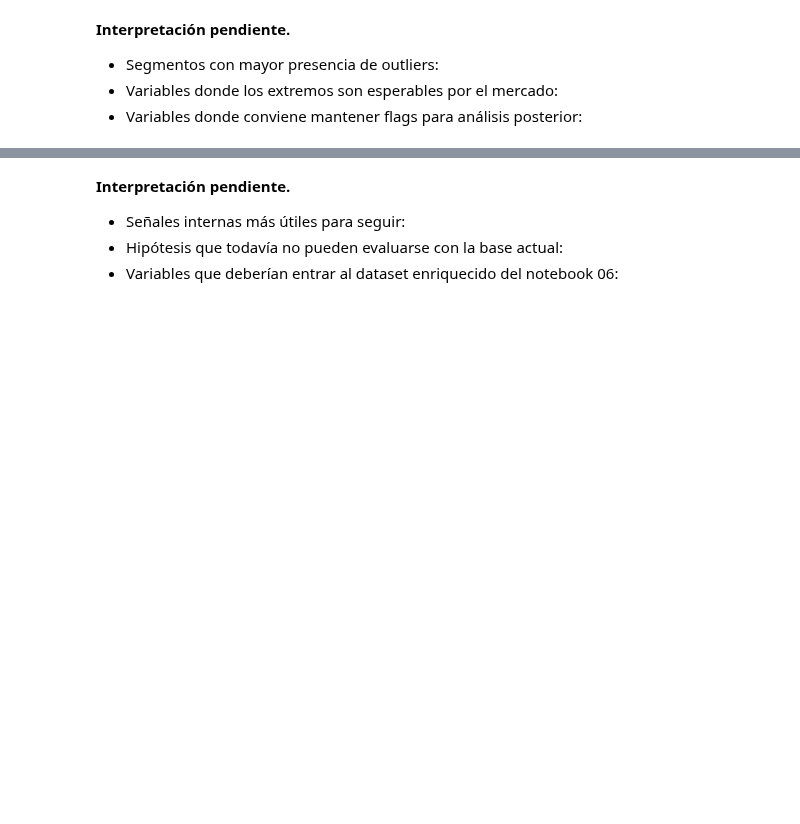
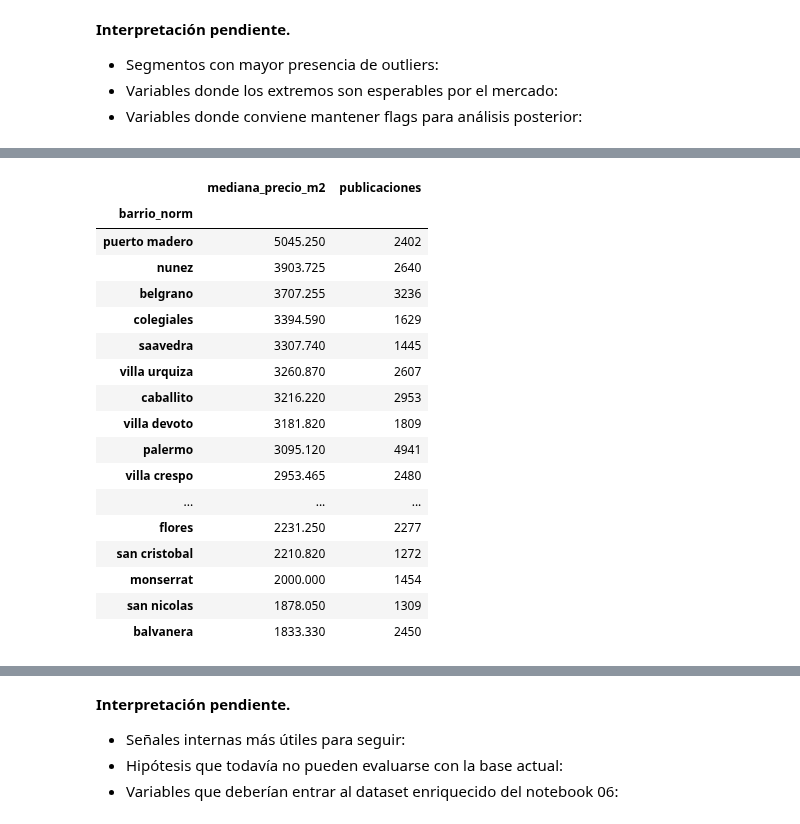
Before and after one commit to arirakowitba/TP_analitica_descriptiva_grupo1_2q2026, a Jupyter notebook: notebooks/05_feature_engineering_y_eda_inicial.ipynb, the cells around one changed output, grey strips where cells are left out. Saved outputs shown, nothing was run; the diff lists cells and outputs as text; code cells hidden in the pictures; blank space fills up the shorter version.

```diff
--- a/notebooks/05_feature_engineering_y_eda_inicial.ipynb
+++ b/notebooks/05_feature_engineering_y_eda_inicial.ipynb
@@ -698,0 +722,53 @@ else:
+# %%
+# Filtrar datos válidos
+
+pm2_barrio = df_eda[
+    df_eda['precio_m2_ref'].notna() &
+    (df_eda['precio_m2_ref'] > 0) &
+    df_eda['barrio_norm'].notna()
+].copy()
+
+# Nos quedamos con barrios con al menos 30 publicaciones
+barrios_validos = (
+    pm2_barrio['barrio_norm']
+    .value_counts()
+)
+
+barrios_validos = barrios_validos[
+    barrios_validos >= 1000
+].index
+
+pm2_barrio = pm2_barrio[
+    pm2_barrio['barrio_norm'].isin(barrios_validos)
+]
+# %%
+precio_m2_barrio = (
+    pm2_barrio
+    .groupby('barrio_norm')
+    .agg(
+        mediana_precio_m2=('precio_m2_ref', 'median'),
+        publicaciones=('precio_m2_ref', 'count')
+    )
+    .sort_values('mediana_precio_m2', ascending=False)
+)
+
+display(precio_m2_barrio)
+# %% [output]
+|  | mediana_precio_m2 | publicaciones |
+| barrio_norm |  |  |
+| puerto madero | 5045.250 | 2402 |
+| nunez | 3903.725 | 2640 |
+| belgrano | 3707.255 | 3236 |
+| colegiales | 3394.590 | 1629 |
+| saavedra | 3307.740 | 1445 |
+| villa urquiza | 3260.870 | 2607 |
+| caballito | 3216.220 | 2953 |
+| villa devoto | 3181.820 | 1809 |
+| palermo | 3095.120 | 4941 |
+| villa crespo | 2953.465 | 2480 |
+| ... | ... | ... |
+| flores | 2231.250 | 2277 |
+| san cristobal | 2210.820 | 1272 |
+| monserrat | 2000.000 | 1454 |
+| san nicolas | 1878.050 | 1309 |
+| balvanera | 1833.330 | 2450 |
```
Also changed, not shown: parts of 19 cells of this notebook.
